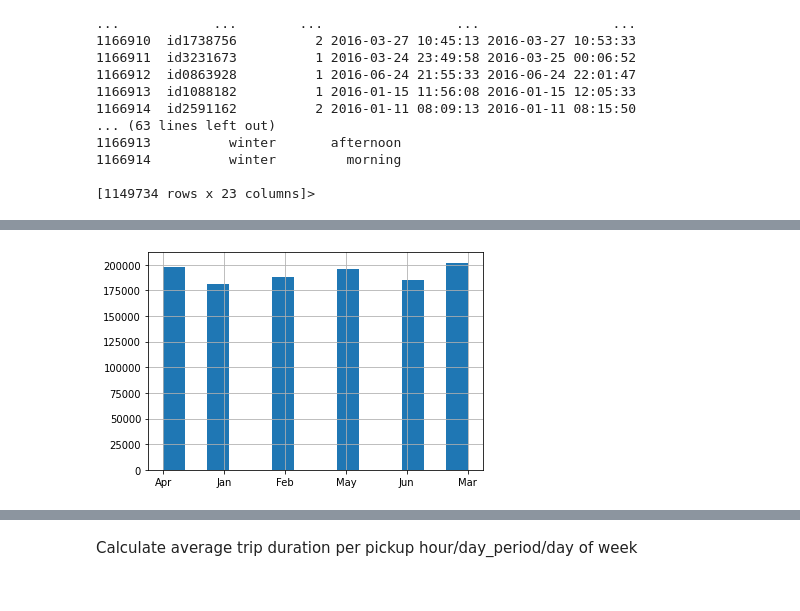
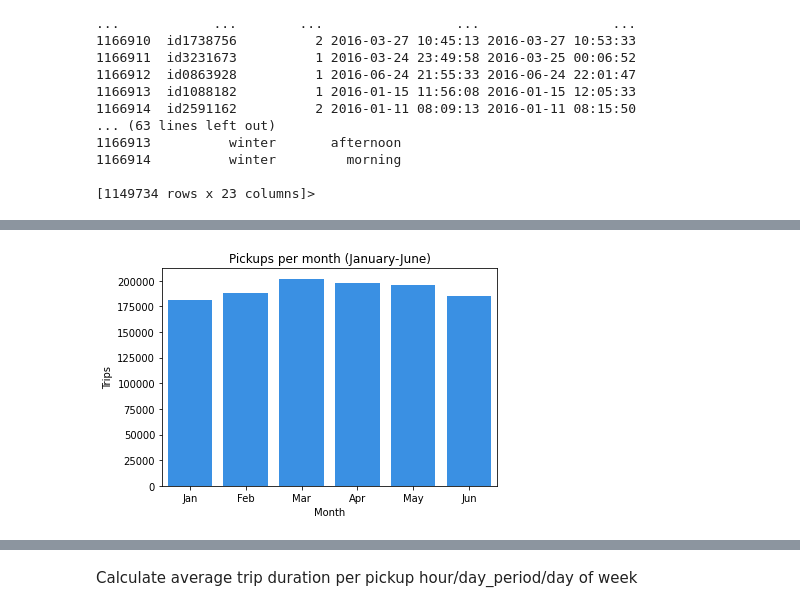
Before and after one commit to ikeratzakis/taxi-analysis, a Jupyter notebook: trip_prediction.ipynb, the cells around one changed output, grey strips where cells are left out. Drawn from its saved outputs; the diff is of its cells as text; code cells hidden in the pictures.

Commit message:
Fixed plot order to be more readable and up to interpretation

```diff
--- a/trip_prediction.ipynb
+++ b/trip_prediction.ipynb
@@ -139,5 +160,10 @@ dropoff_period_hist = df_train['dropoff_period'].hist(bins = 14)
 # %%
 month_dict = {1: 'Jan', 2: 'Feb', 3: 'Mar', 4:'Apr', 5:'May', 6:'Jun', 7:'Jul', 8:'Aug', 9:'Sep', 10:'Oct', 11:'Nov', 12:'Dec'}
-pickup_month_hist = df_train['pickup_month'].map(month_dict).hist(bins = 14)
+ax = sns.countplot(df_train['pickup_month'].map(month_dict),
+                   order=['Jan', 'Feb', 'Mar', 'Apr', 'May', 'Jun'],
+                   color = 'dodgerblue')
+ax.set_title('Pickups per month (January-June)')
+ax.set_ylabel('Trips'), ax.set_xlabel('Month')
+plt.show()
 # %% [output]
-[figure, old version]
+[figure, new version]
```
Also changed, not shown: parts of 19 cells of this notebook.
